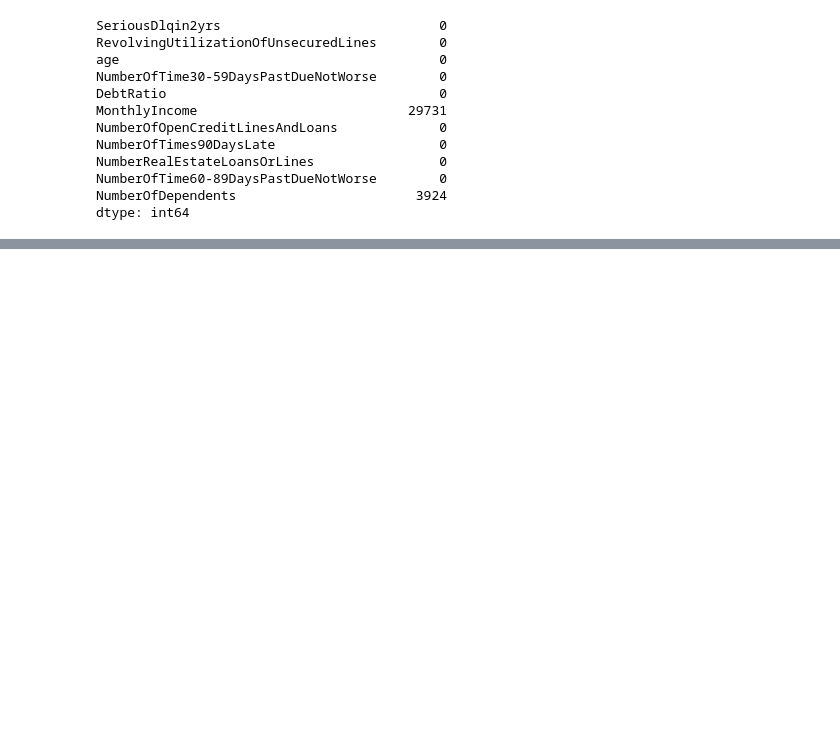
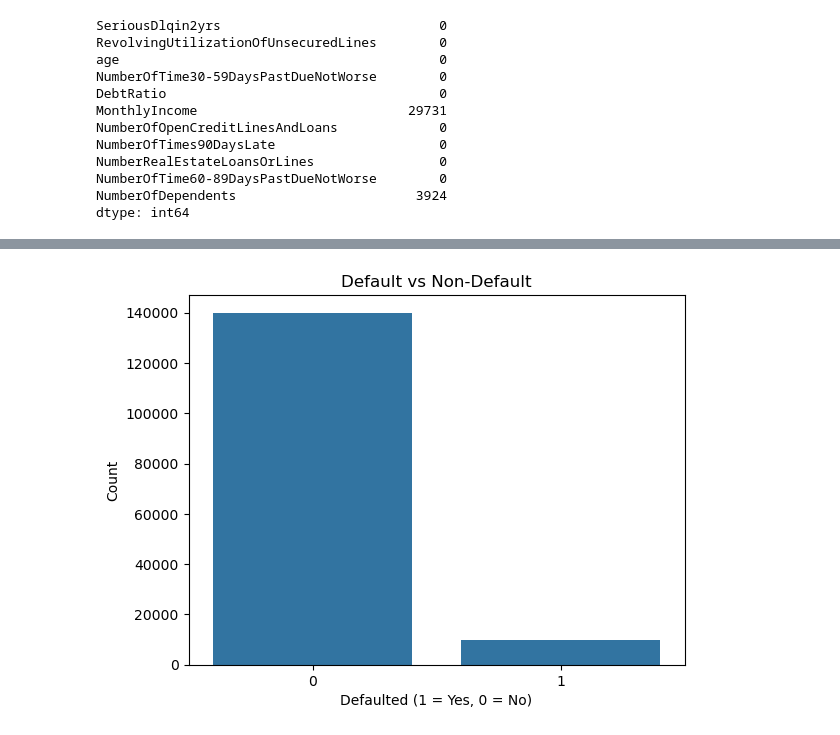
Before and after one commit to nb-acharya/credit-risk-analysis, a Jupyter notebook: notebooks/01_EDA.ipynb, the cells around one changed output, grey strips where cells are left out. Drawn from its saved outputs; the diff is of its cells as text; code cells hidden in the pictures; blank space fills up the shorter version.

Commit message:
EDA: continued and visualization

```diff
--- a/notebooks/01_EDA.ipynb
+++ b/notebooks/01_EDA.ipynb
@@ -120,0 +138,8 @@ When looking at the max values:
+# %%
+sns.countplot(x='SeriousDlqin2yrs', data =df)
+plt.title('Default vs Non-Default')
+plt.xlabel('Defaulted (1 = Yes, 0 = No)')
+plt.ylabel('Count')
+plt.show()
+# %% [output]
+[figure, added]
```
Also changed, not shown: parts of 9 cells of this notebook, 1 other file.
